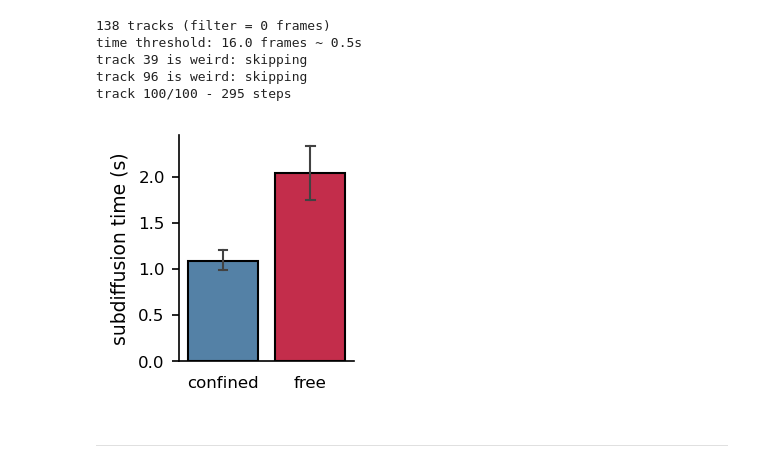
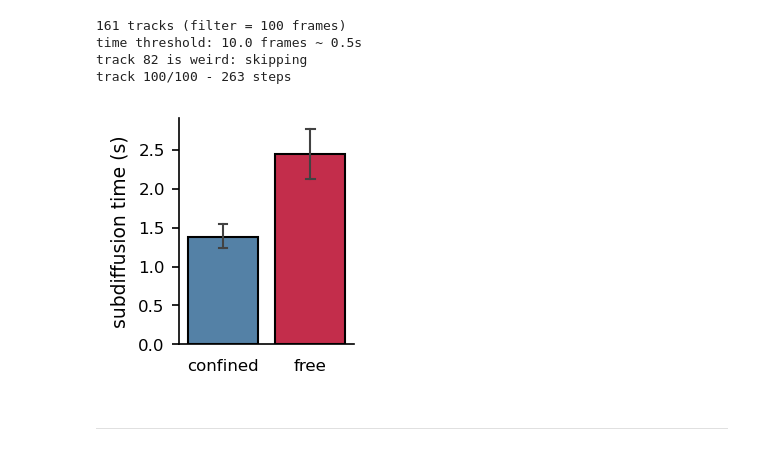
Before and after one commit to paulocaldas/Transient-Confinement-Analysis, a Jupyter notebook: Multi-Track-Confinement-Classification.ipynb, the cells around one changed output. Saved outputs shown, nothing was run; the diff lists cells and outputs as text; code cells hidden in the pictures.

```diff
--- a/Multi-Track-Confinement-Classification.ipynb
+++ b/Multi-Track-Confinement-Classification.ipynb
@@ -3,18 +16,17 @@
 # %%
 # select your file
-file = 'trajectories-examples/LA_Time_Lapse_23.06.2021_12_59_35_Exp3_32ms_p1_Tracks.xml'
+file = 'trajectories-examples/LA_Time_Lapse_23.06.2021_12_57_25_Exp3_51ms_p2_Tracks.xml'
 
 # run main function
 from bkg_func import main
-lifetimes = main.TrajectoryClassificationAllTracks(file, min_track_len = 0,
-                                                   tracks  = 100, window  = 5, p_thres = 500, t_thres = 0.5,
+lifetimes = main.TrajectoryClassificationAllTracks(file, min_track_len = 100, tracks  = 100,
+                                                   window  = 5, p_thres = 500, t_thres = 0.5,
                                                    trim_trajectory_ends= False)
 # %% [output]
-138 tracks (filter = 0 frames)
-time threshold: 16.0 frames ~ 0.5s
-track 39 is weird: skipping
-track 96 is weird: skipping
-track 100/100 - 295 steps
+161 tracks (filter = 100 frames)
+time threshold: 10.0 frames ~ 0.5s
+track 82 is weird: skipping
+track 100/100 - 263 steps
-[figure, old version]
+[figure, new version]
 # %% [markdown]
 <hr>
```
Also changed, not shown: parts of 2 cells of this notebook, 5 other files.
